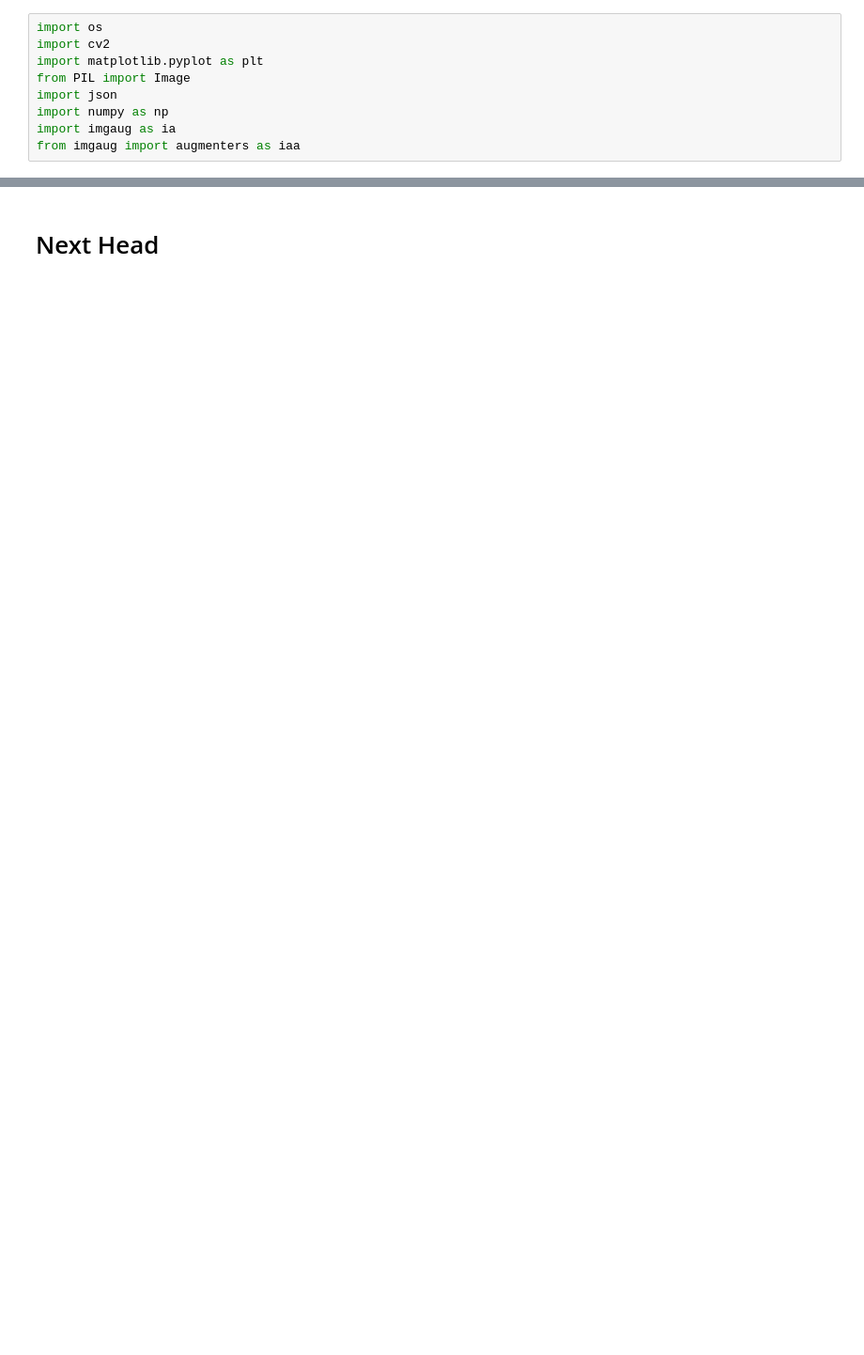
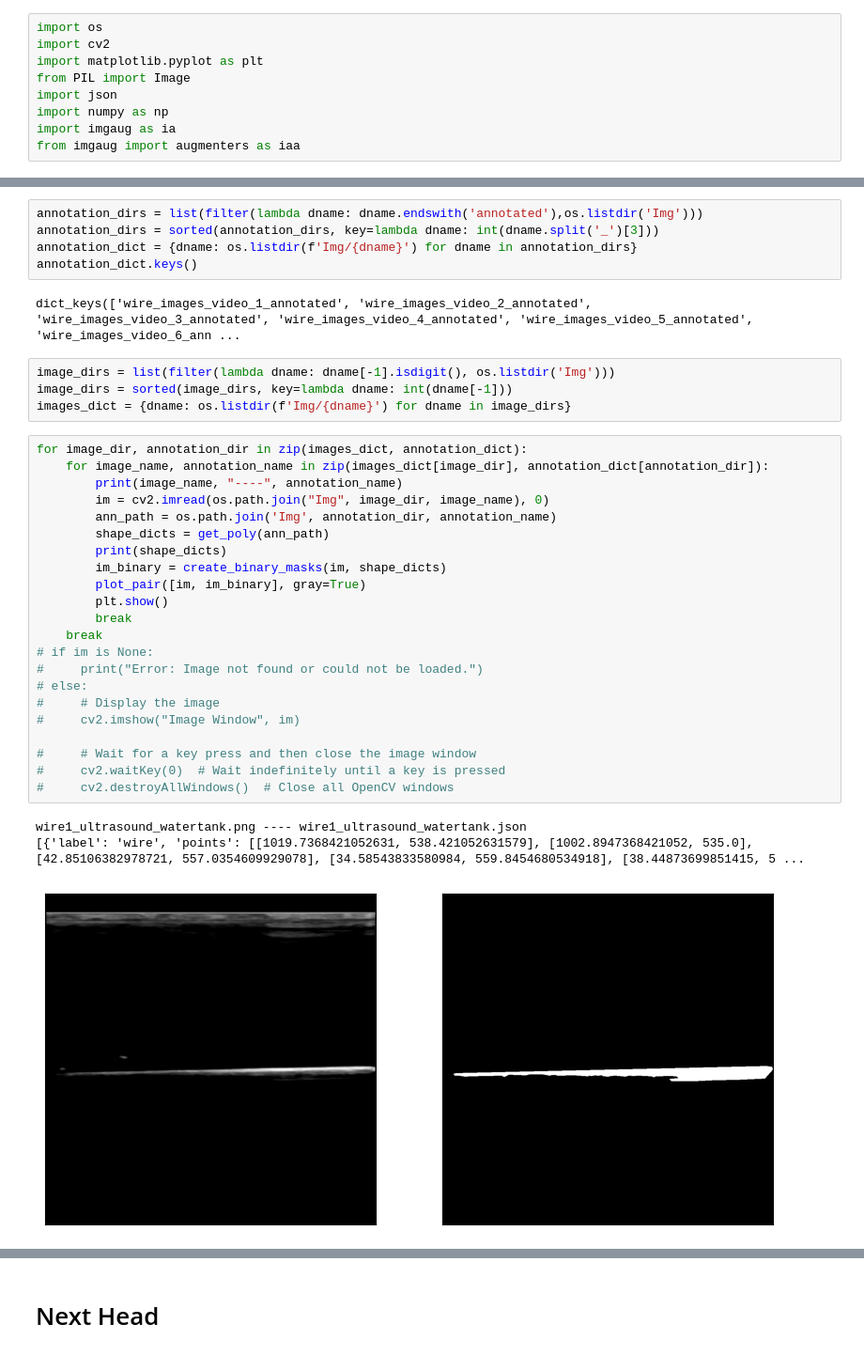
Before and after one commit to lior199707/arteries_image_segmentation, a Jupyter notebook: im_seg.ipynb, the cells around one changed output, grey strips where cells are left out. Shown at 94% size. Cells and saved outputs as stored; diff of their text form; blank space fills up the shorter version.

Commit message:
(ADD) Added functionality for creating ground truth masks for each image by labelme polygons

```diff
--- a/im_seg.ipynb
+++ b/im_seg.ipynb
@@ -101,3 +103,40 @@ def create_binary_masks(im, shape_dicts):
         cv2.fillPoly(blank, [points], 255)
 
     return blank
+# %%
+annotation_dirs = list(filter(lambda dname: dname.endswith('annotated'),os.listdir('Img')))
+annotation_dirs = sorted(annotation_dirs, key=lambda dname: int(dname.split('_')[3]))
+annotation_dict = {dname: os.listdir(f'Img/{dname}') for dname in annotation_dirs}
+annotation_dict.keys()
+# %% [output]
+dict_keys(['wire_images_video_1_annotated', 'wire_images_video_2_annotated', 'wire_images_video_3_annotated', 'wire_images_video_4_annotated', 'wire_images_video_5_annotated', 'wire_images_video_6_ann ...
+# %%
+image_dirs = list(filter(lambda dname: dname[-1].isdigit(), os.listdir('Img')))
+image_dirs = sorted(image_dirs, key=lambda dname: int(dname[-1]))
+images_dict = {dname: os.listdir(f'Img/{dname}') for dname in image_dirs}
+# %%
+for image_dir, annotation_dir in zip(images_dict, annotation_dict):
+    for image_name, annotation_name in zip(images_dict[image_dir], annotation_dict[annotation_dir]):
+        print(image_name, "----", annotation_name)
+        im = cv2.imread(os.path.join("Img", image_dir, image_name), 0)
+        ann_path = os.path.join('Img', annotation_dir, annotation_name)
+        shape_dicts = get_poly(ann_path)
+        print(shape_dicts)
+        im_binary = create_binary_masks(im, shape_dicts)
+        plot_pair([im, im_binary], gray=True)
+        plt.show()
+        break
+    break
+# if im is None:
+#     print("Error: Image not found or could not be loaded.")
+# else:
+#     # Display the image
+#     cv2.imshow("Image Window", im)
+
+#     # Wait for a key press and then close the image window
+#     cv2.waitKey(0)  # Wait indefinitely until a key is pressed
+#     cv2.destroyAllWindows()  # Close all OpenCV windows
+# %% [output]
+wire1_ultrasound_watertank.png ---- wire1_ultrasound_watertank.json
+[{'label': 'wire', 'points': [[1019.7368421052631, 538.421052631579], [1002.8947368421052, 535.0], [42.85106382978721, 557.0354609929078], [34.58543833580984, 559.8454680534918], [38.44873699851415, 5 ...
+[figure, added]
```
Also changed, not shown: parts of 3 cells of this notebook.
